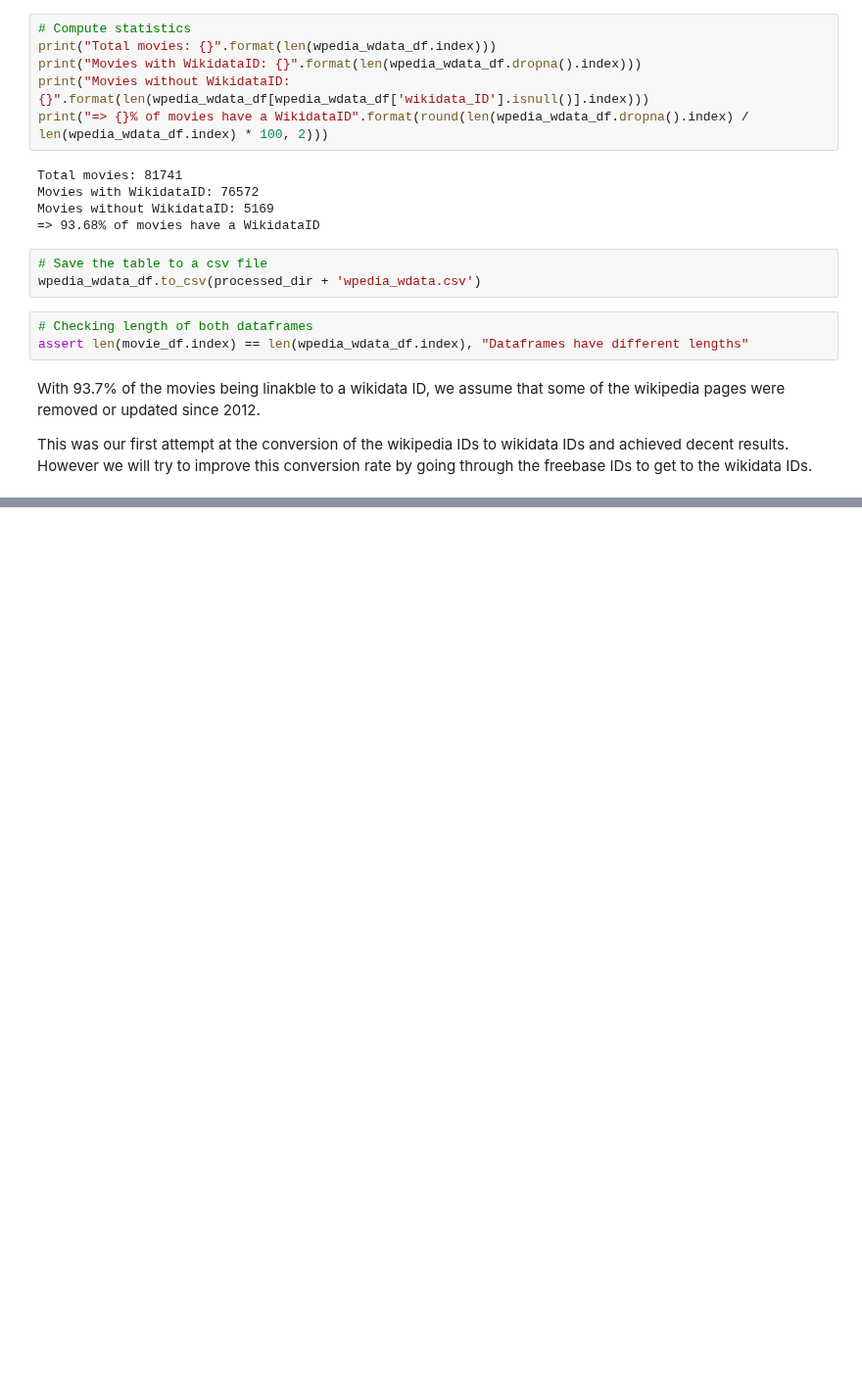
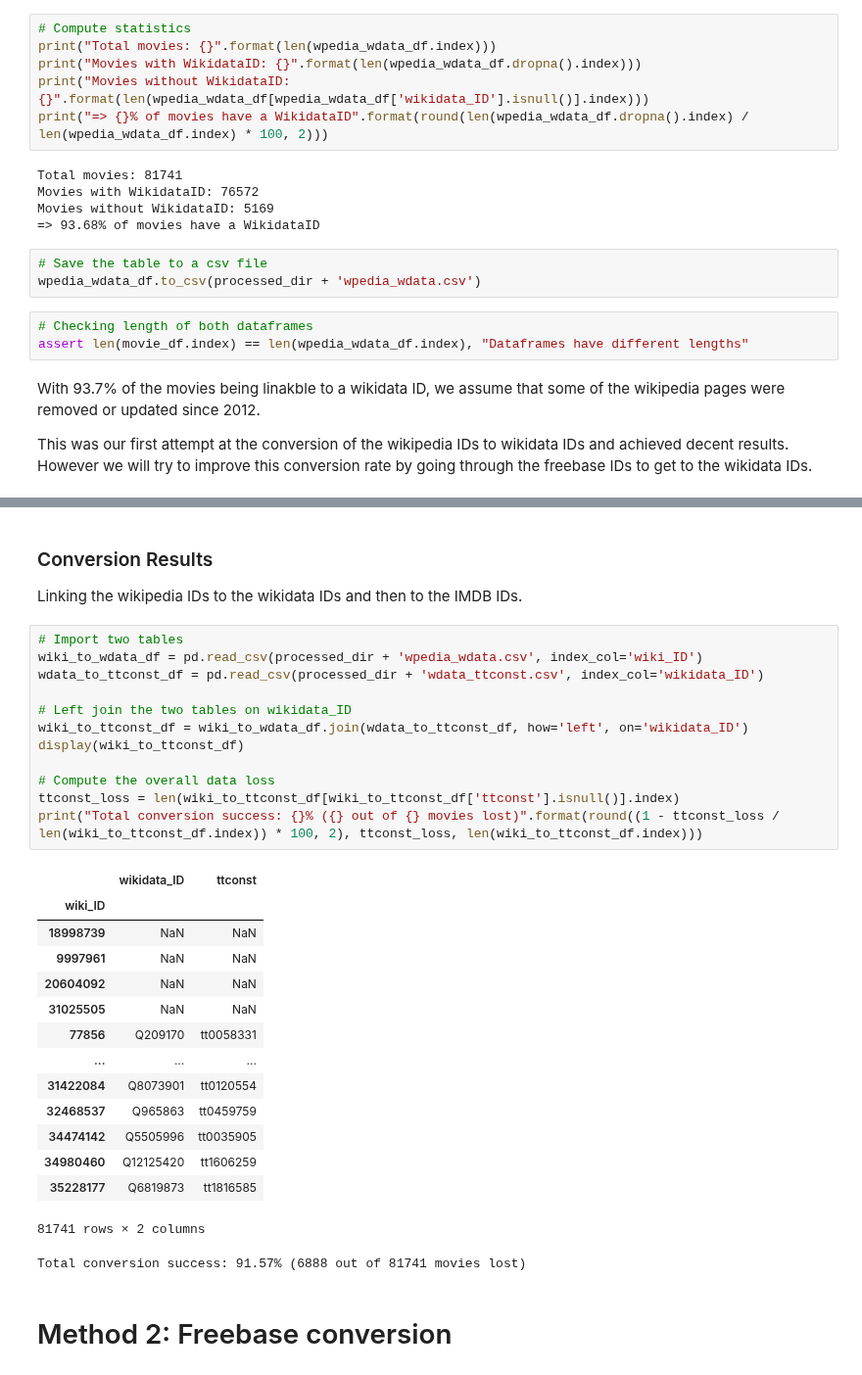
Before and after one commit to epfl-ada/ada-2023-project-abadakor, a Jupyter notebook: data/convert_ids.ipynb, the cells around one changed output, grey strips where cells are left out. Shown at 98% size. Saved outputs shown, nothing was run; the diff lists cells and outputs as text; blank space fills up the shorter version.

Commit message:
Finish 1st method

```diff
--- a/data/convert_ids.ipynb
+++ b/data/convert_ids.ipynb
@@ -202,0 +355,33 @@ This was our first attempt at the conversion of the wikipedia IDs to wikidata ID
+# %% [markdown]
+### Conversion Results
+Linking the wikipedia IDs to the wikidata IDs and then to the IMDB IDs.
+# %%
+# Import two tables
+wiki_to_wdata_df = pd.read_csv(processed_dir + 'wpedia_wdata.csv', index_col='wiki_ID')
+wdata_to_ttconst_df = pd.read_csv(processed_dir + 'wdata_ttconst.csv', index_col='wikidata_ID')
+
+# Left join the two tables on wikidata_ID
+wiki_to_ttconst_df = wiki_to_wdata_df.join(wdata_to_ttconst_df, how='left', on='wikidata_ID')
+display(wiki_to_ttconst_df)
+
+# Compute the overall data loss
+ttconst_loss = len(wiki_to_ttconst_df[wiki_to_ttconst_df['ttconst'].isnull()].index)
+print("Total conversion success: {}% ({} out of {} movies lost)".format(round((1 - ttconst_loss / len(wiki_to_ttconst_df.index)) * 100, 2), ttconst_loss, len(wiki_to_ttconst_df.index)))
+# %% [output]
+|  | wikidata_ID | ttconst |
+| wiki_ID |  |  |
+| 18998739 | NaN | NaN |
+| 9997961 | NaN | NaN |
+| 20604092 | NaN | NaN |
+| 31025505 | NaN | NaN |
+| 77856 | Q209170 | tt0058331 |
+| ... | ... | ... |
+| 31422084 | Q8073901 | tt0120554 |
+| 32468537 | Q965863 | tt0459759 |
+| 34474142 | Q5505996 | tt0035905 |
+| 34980460 | Q12125420 | tt1606259 |
+| 35228177 | Q6819873 | tt1816585 |
+81741 rows × 2 columns
+Total conversion success: 91.57% (6888 out of 81741 movies lost)
+# %% [markdown]
+# Method 2: Freebase conversion
```
Also changed, not shown: parts of 19 cells of this notebook, 1 other file.
